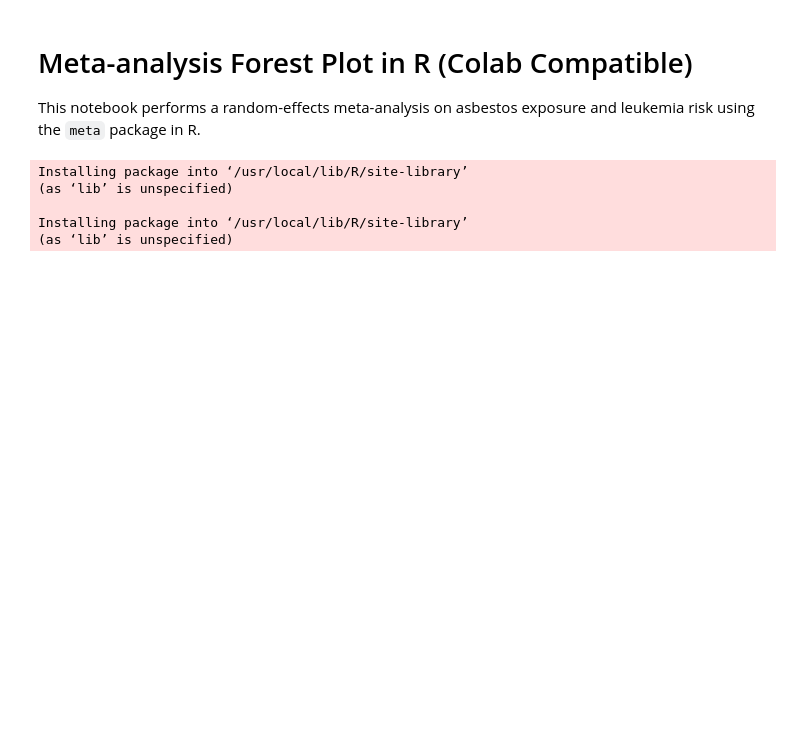
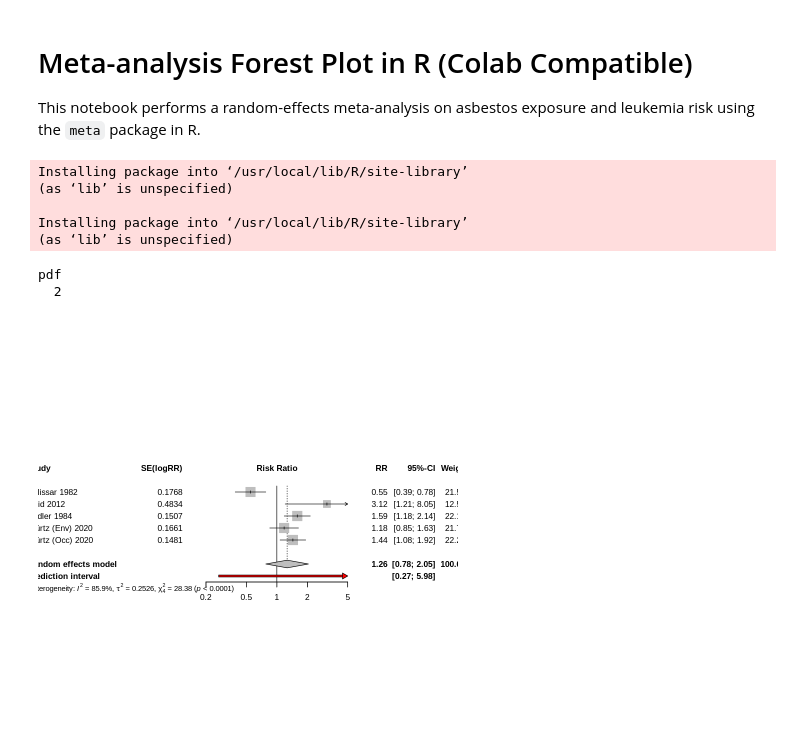
Before and after one commit to geopayme/AstroPhysics, a Jupyter notebook: Asbestos_Leukemia_ForestPlot_R.ipynb, the cells around one changed output. Cells and saved outputs as stored; diff of their text form; code cells hidden in the pictures; blank space fills up the shorter version.

```diff
--- a/Asbestos_Leukemia_ForestPlot_R.ipynb
+++ b/Asbestos_Leukemia_ForestPlot_R.ipynb
@@ -22,35 +22,58 @@ data <- data.frame(
   RR = c(0.55, 3.12, 1.59, 1.18, 1.44),
   lower = c(0.39, 1.21, 1.18, 0.85, 1.08),
   upper = c(0.78, 8.05, 2.13, 1.63, 1.93)
 )
 
 # Compute log(RR) and SE
 data$logRR <- log(data$RR)
 data$SE <- (log(data$upper) - log(data$lower)) / (2 * 1.96)
 
 # Meta-analysis
 m <- metagen(
   TE = data$logRR,
   seTE = data$SE,
   studlab = data$Study,
   sm = "RR",
   random = TRUE,
   common = FALSE
 )
 
-# Create wide forest plot
+# Create forest plot WITHOUT duplicate column names
 forest(
   m,
   prediction = TRUE,
   print.tau2 = TRUE,
   print.I2 = TRUE,
   print.Q = TRUE,
-  leftcols = c("studlab", "effect", "seTE"),
-  leftlabs = c("Study", "logRR", "SE(logRR)"),
-  rightcols = c("effect", "ci", "w.fixed", "w.random"),
-  rightlabs = c("RR", "95%-CI", "W (Fixed)", "W (Random)"),
+  leftcols = c("studlab", "seTE"),
+  leftlabs = c("Study", "SE(logRR)"),
+  rightcols = c("effect", "ci", "w.random"),
+  rightlabs = c("RR", "95%-CI", "Weight"),
   xlim = c(0.2, 5),
   fontsize = 10,
   colgap.studlab = "1cm",
   colgap.forest = "1cm"
 )
+png("forest_plot_wide.png", width = 2000, height = 1200, res = 200)
+
+forest(
+  m,
+  prediction = TRUE,
+  print.tau2 = TRUE,
+  print.I2 = TRUE,
+  print.Q = TRUE,
+  leftcols = c("studlab", "seTE"),
+  leftlabs = c("Study", "SE(logRR)"),
+  rightcols = c("effect", "ci", "w.random"),
+  rightlabs = c("RR", "95%-CI", "Weight"),
+  xlim = c(0.2, 5),
+  fontsize = 10,
+  colgap.studlab = "2cm",
+  colgap.forest = "2cm"
+)
+
+dev.off()
+# %% [output]
+pdf
+  2
+[figure, added]
```
Also changed, not shown: parts of 4 cells of this notebook.
